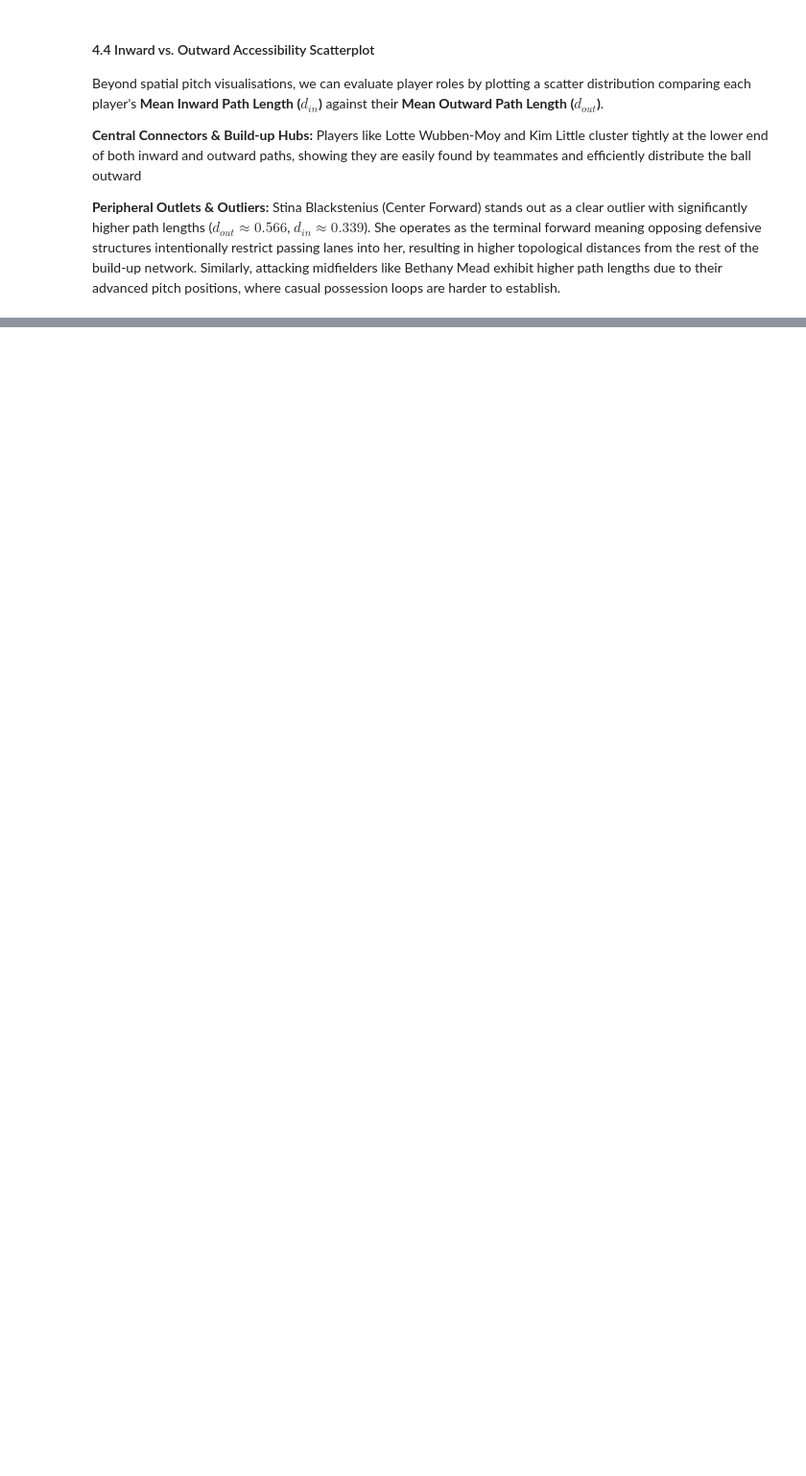
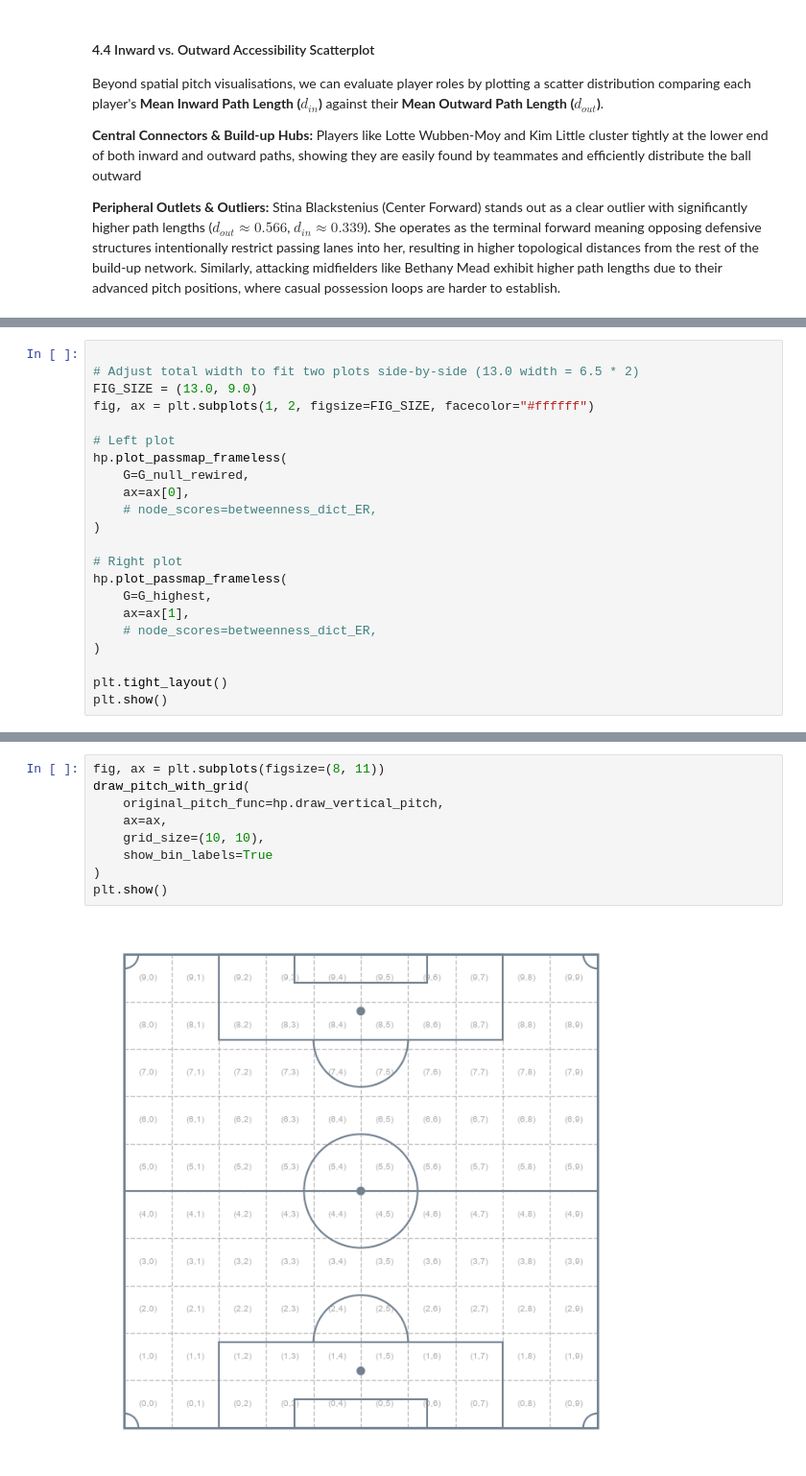
Before and after one commit to LukeBirkett/study-planner, a Jupyter notebook: 981G5_Network_Science/assessment/code/notebook_1.ipynb, the cells around one changed output, grey strips where cells are left out. Shown at 96% size. Saved outputs shown, nothing was run; the diff lists cells and outputs as text; blank space fills up the shorter version.

```diff
--- a/981G5_Network_Science/assessment/code/notebook_1.ipynb
+++ b/981G5_Network_Science/assessment/code/notebook_1.ipynb
@@ -527,0 +882,22 @@ hp.plot_path_length_scatterplot(
+# %%
+
+# Adjust total width to fit two plots side-by-side (13.0 width = 6.5 * 2)
+FIG_SIZE = (13.0, 9.0)
+fig, ax = plt.subplots(1, 2, figsize=FIG_SIZE, facecolor="#ffffff")
+
+# Left plot
+hp.plot_passmap_frameless(
+    G=G_null_rewired,
+    ax=ax[0],
+    # node_scores=betweenness_dict_ER,
+)
+
+# Right plot
+hp.plot_passmap_frameless(
+    G=G_highest,
+    ax=ax[1],
+    # node_scores=betweenness_dict_ER,
+)
+
+plt.tight_layout()
+plt.show()
@@ -527,0 +1024,11 @@ hp.plot_path_length_scatterplot(
+# %%
+fig, ax = plt.subplots(figsize=(8, 11))
+draw_pitch_with_grid(
+    original_pitch_func=hp.draw_vertical_pitch,
+    ax=ax,
+    grid_size=(10, 10),
+    show_bin_labels=True
+)
+plt.show()
+# %% [output]
+[figure, added]
```
Also changed, not shown: parts of 83 cells of this notebook, 2 other files.
